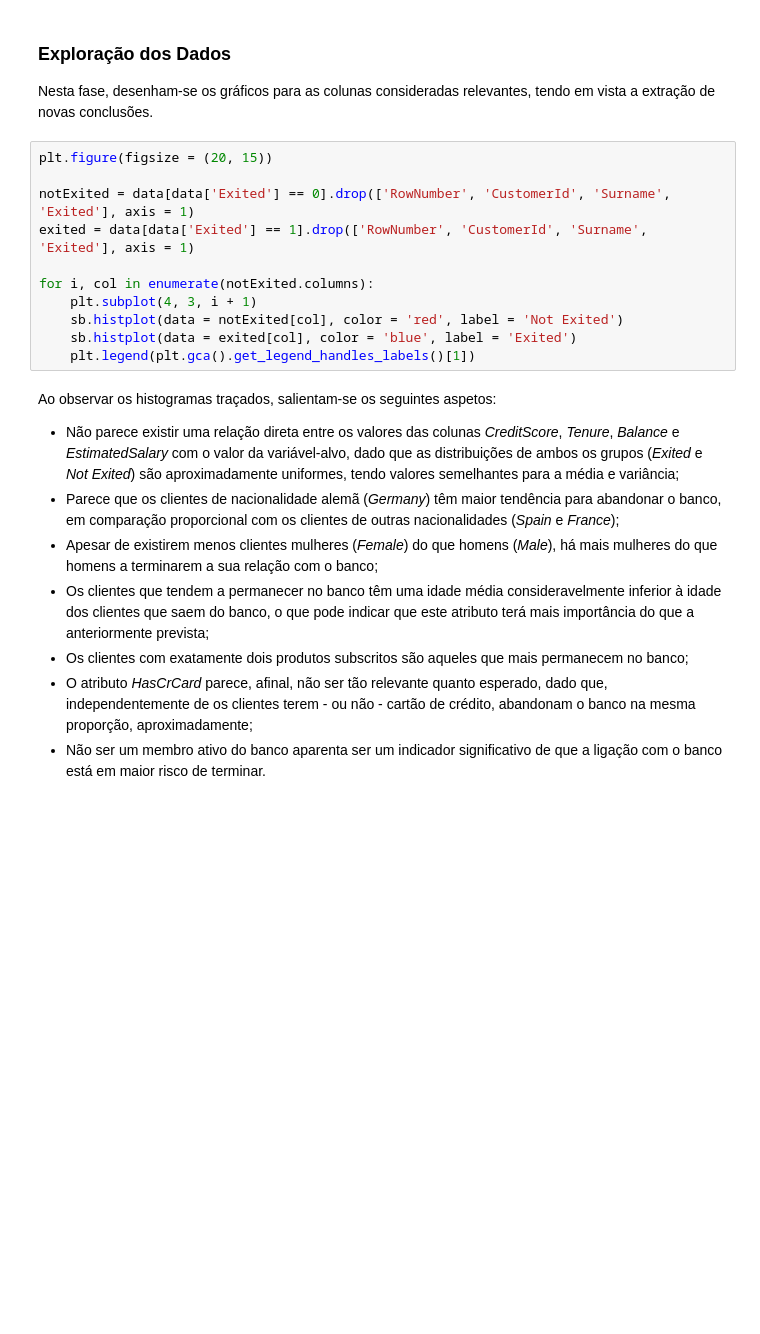
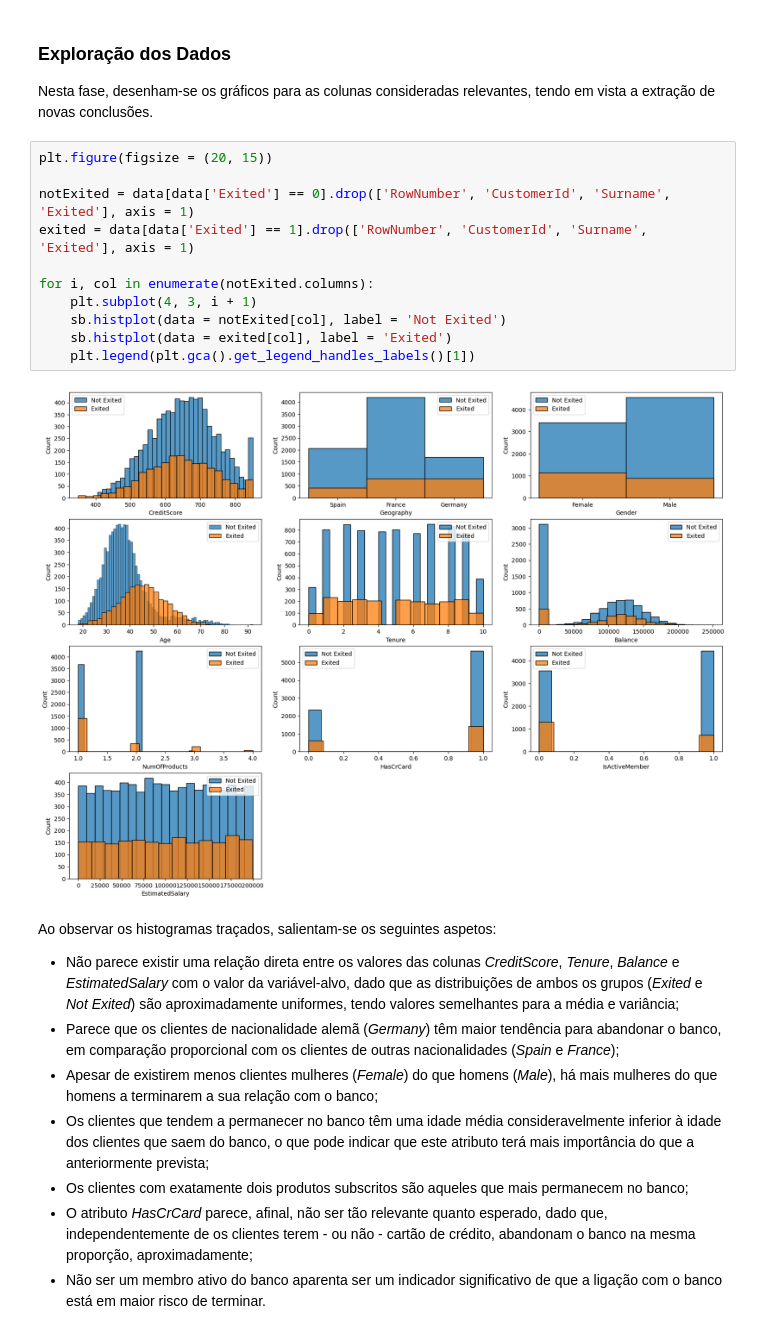
Before and after one commit to manelneto/churn, a Jupyter notebook: code.ipynb, the cells around one changed output. Drawn from its saved outputs; the diff is of its cells as text; blank space fills up the shorter version.

```diff
--- a/code.ipynb
+++ b/code.ipynb
@@ -182,14 +250,16 @@ Nesta fase, desenham-se os gráficos para as colunas consideradas relevantes, te
 # %%
 plt.figure(figsize = (20, 15))
 
 notExited = data[data['Exited'] == 0].drop(['RowNumber', 'CustomerId', 'Surname', 'Exited'], axis = 1)
 exited = data[data['Exited'] == 1].drop(['RowNumber', 'CustomerId', 'Surname', 'Exited'], axis = 1)
 
 for i, col in enumerate(notExited.columns):
     plt.subplot(4, 3, i + 1)
-    sb.histplot(data = notExited[col], color = 'red', label = 'Not Exited')
-    sb.histplot(data = exited[col], color = 'blue', label = 'Exited')
+    sb.histplot(data = notExited[col], label = 'Not Exited')
+    sb.histplot(data = exited[col], label = 'Exited')
     plt.legend(plt.gca().get_legend_handles_labels()[1])
+# %% [output]
+[figure, added]
 # %% [markdown]
 Ao observar os histogramas traçados, salientam-se os seguintes aspetos:
 * Não parece existir uma relação direta entre os valores das colunas *CreditScore*, *Tenure*, *Balance* e *EstimatedSalary* com o valor da variável-alvo, dado que as distribuições de ambos os grupos (*Exited* e *Not Exited*) são aproximadamente uniformes, tendo valores semelhantes para a média e variância;
```
Also changed, not shown: parts of 20 cells of this notebook.
